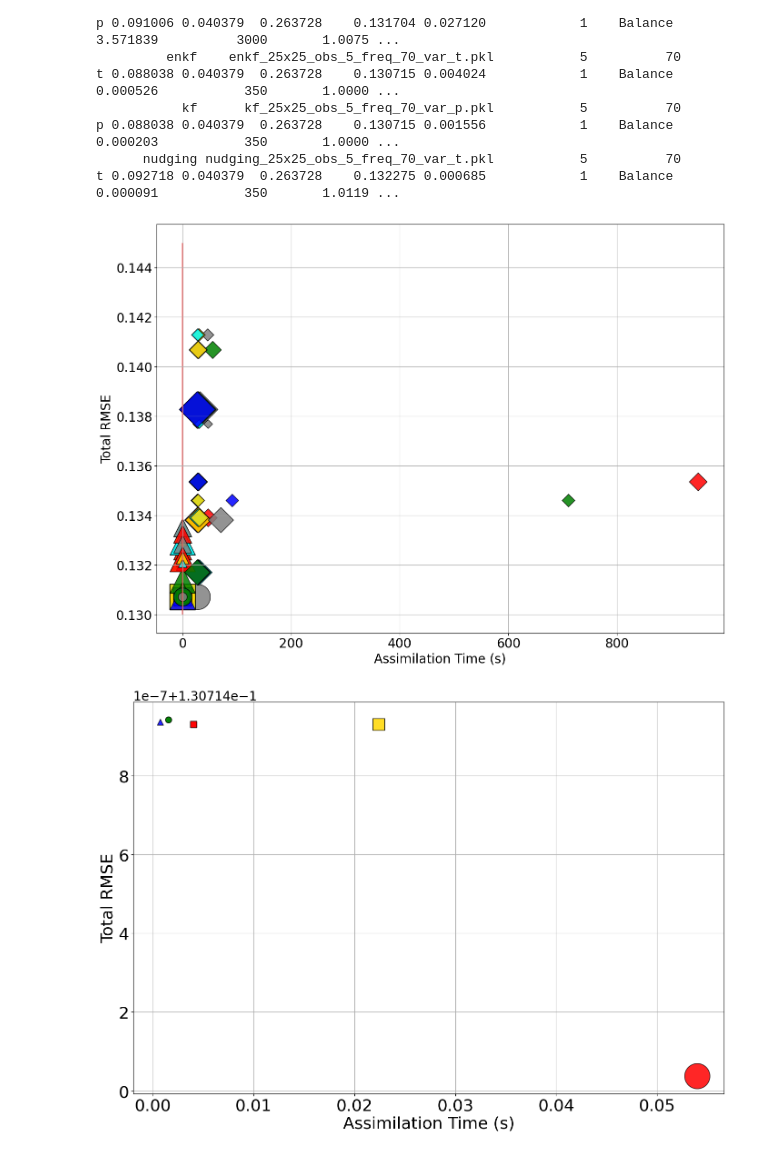
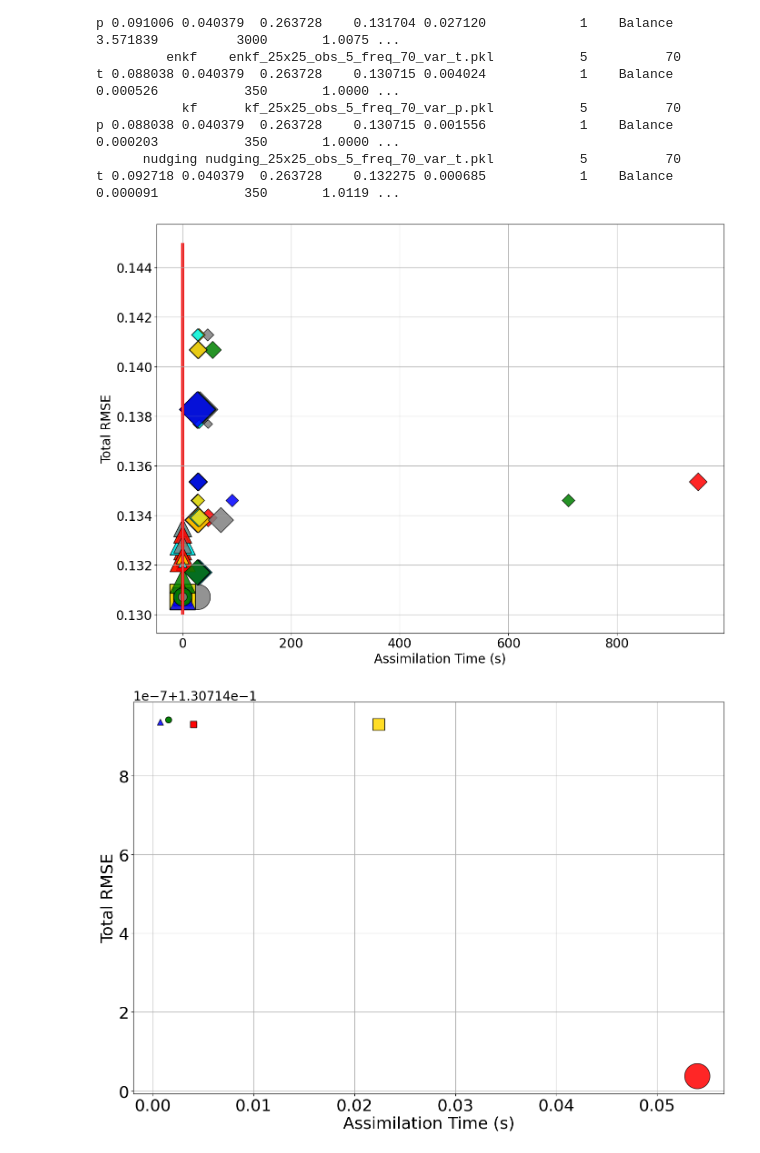
Before and after one commit to angelgvillatoro/bullville_M1, a Jupyter notebook: phd/notebook_simulacion_asimilacion_completo.ipynb, the cells around one changed output. Drawn from its saved outputs; the diff is of its cells as text; code cells hidden in the pictures.

```diff
--- a/phd/notebook_simulacion_asimilacion_completo.ipynb
+++ b/phd/notebook_simulacion_asimilacion_completo.ipynb
@@ -2440,7 +2440,7 @@ for obs in [1000, 3000, 6000]:
     )
 
 
-plt.legend(
+'''plt.legend(
     handles=legend_elements,
     loc='center left',
     bbox_to_anchor=(1.02, 0.5),
@@ -2448,36 +2448,36 @@ plt.legend(
     fontsize=20,
     title_fontsize=22,
     labelspacing=1.5,
     borderpad=1.5,
     ncol=2  # ✅ Mostrar en dos columnas
-)
+)'''
 
 
 # === 5. Zoom region ===
 zoom_box = dict(x=0.0, y=0.13, width=0.03, height=0.015)
 rect = patches.Rectangle(
     (zoom_box["x"], zoom_box["y"]),
     zoom_box["width"],
     zoom_box["height"],
-    linewidth=2,
+    linewidth=5,
     edgecolor='red',
     facecolor='none',
     linestyle='-'
 )
 plt.gca().add_patch(rect)
 #plt.text(zoom_box["x"] + zoom_box["width"] + 0.001, zoom_box["y"] + 0.001, "Zoom in ↓", fontsize=16)
 
 # === 6. Etiquetas ===
 #plt.title("All Configurations (Color: Parameter | Shape: Method | Size: #Obs.)", fontsize=22)
 plt.xlabel("Assimilation Time (s)", fontsize=20)
 plt.ylabel("Total RMSE", fontsize=20)
 plt.xticks(fontsize=20)
 plt.yticks(fontsize=20)
 plt.grid(True)
 plt.tight_layout()
 plt.show()
 # %% [output]
-[figure, old version]
+[figure, new version]
 # %%
 import pandas as pd
 import matplotlib.pyplot as plt
```
Also changed, not shown: parts of 6 cells of this notebook, 45 other files.
